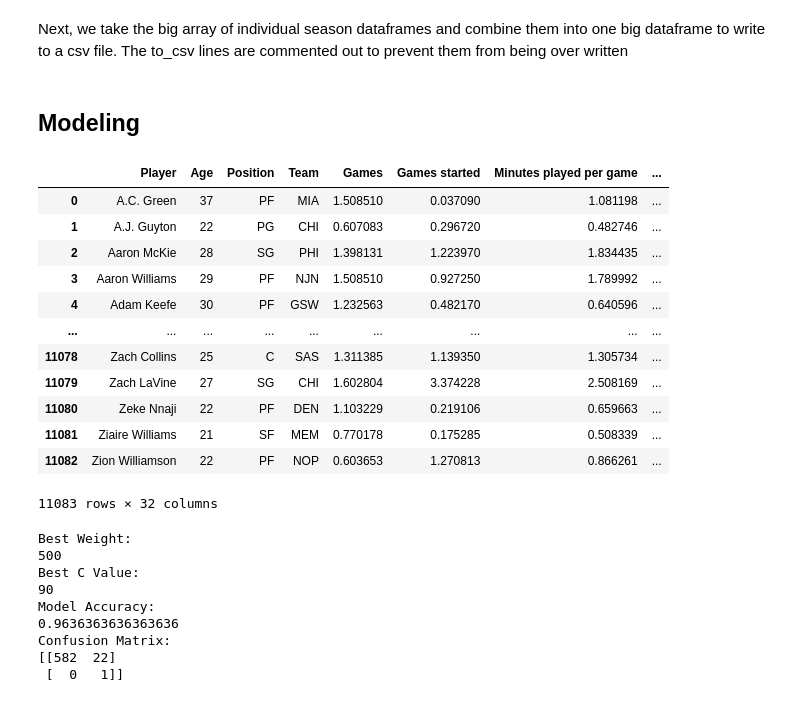
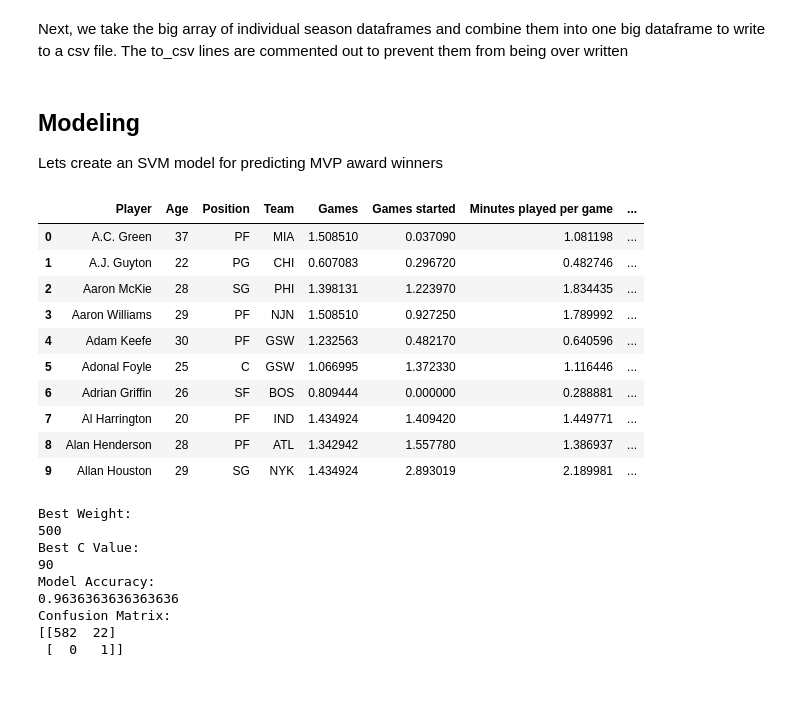
Before and after one commit to Johnchae09/COMP_5360, a Jupyter notebook: Main.ipynb, the cells around one changed output. Cells and saved outputs as stored; diff of their text form; code cells hidden in the pictures.

```diff
--- a/Main.ipynb
+++ b/Main.ipynb
@@ -97,6 +108,7 @@ df_01_02
 537 rows × 31 columns
 # %%
 #Check for duplicate players, this is due to transfers during seasons
+pd.set_option('display.max_rows', None)
 player_duplicate = df_01_02['Player'].value_counts()
 player_duplicate
 # %% [output]
@@ -161,9 +196,13 @@ Now lets loop through all the season data we have and combine them.
 #Read all the csv file and clean it up alittle before concatnating into one big dataframe
 combine_clean_df = pd.DataFrame()
 for csv_file in files:
+    #Read in the csv
     df = pd.read_csv(os.path.join(data_directory,csv_file),header=0)
+    #Some cleaning for Player column
     df['Player'] = df['Player'].str.replace('*','')
+    #Drop unnecessary column
     df = df.drop(columns = ['Rk','Player-additional'])
+    #Grab the season string to later on use it to assign MVP or Defensive Player of the Year winners
     season = (csv_file[0:2] + csv_file[3:5])
     # add the year to the data frame
     df['Year'] = season
@@ -178,12 +217,17 @@ for csv_file in files:
     'MP':'first',
     'FG':'first',
     'FGA':'first',
+    'FG%':'first',
     '3P':'first',
     '3PA':'first',
+    '3P%' : 'first',
     '2P':'first',
     '2PA':'first',
+    '2P%':'first',
     'FT':'first',
     'FTA':'first',
+    'FT%':'first',
+    'eFG%':'first',
     'ORB':'first',
     'DRB':'first',
     'TRB':'first',
@@ -195,11 +239,12 @@ for csv_file in files:
     'PTS':'first',
     'Year':'first'
     }).reset_index()
-    combined_df['FG%'] = combined_df['FG'] / combined_df['FGA']
+
+    '''combined_df['FG%'] = combined_df['FG'] / combined_df['FGA']
     combined_df['3P%'] = combined_df['3P'] / combined_df['3PA']
     combined_df['2P%'] = combined_df['2P'] / combined_df['2PA']
     combined_df['FT%'] = combined_df['FT'] / combined_df['FTA']
-    combined_df['eFG%'] = (combined_df['FG'] + 0.5 * combined_df['3P'])/ combined_df['FGA']
+    combined_df['eFG%'] = (combined_df['FG'] + 0.5 * combined_df['3P'])/ combined_df['FGA']'''
 
     season = csv_file[:5]
 
@@ -212,9 +257,10 @@ for csv_file in files:
         combined_df['Defensive Player of the Year'] = (combined_df['Player'] == defensive_player).astype(int)
     combine_clean_df = pd.concat([combine_clean_df,combined_df])
 
+#Lets check if we assigned everything correclty. There should be only 23 MVP and Defensive winners
 mvp_count = (combine_clean_df['MVP'] == 1).sum()
 denfensive_count = (combine_clean_df['Defensive Player of the Year'] == 1).sum()
 
-print(mvp_count)
-print(denfensive_count)
+print('The count for MVP award winners are : ', mvp_count)
+print('\nThe count for Defensive Player of the Year award winners are : ',denfensive_count)
 # %% [output]
@@ -573,35 +609,35 @@ normal_stats2024.set_index('Team', inplace=True)
 #normal_stats2024.to_csv('2024_normal_data.csv')
 # %% [markdown]
 ## Modeling
+
+Lets create an SVM model for predicting MVP award winners
 # %%
 # determine the average stats for each season
 # create new player data data frame that only includes columns which we would like to get the seasonal averages of
 player_stat_game_df2 = renamed_df.drop(columns = ['Player', 'Position', 'Team', 'MVP', 'Defensive Player of the Year', 'Age'])
 # create new data frame that contains the seasonal averages of relevant statistics
 average_stat_game_df = player_stat_game_df2.groupby('Year').mean()
 # merge original data with season average data
 merged_data = pd.merge(renamed_df, average_stat_game_df, on='Year', suffixes=('', '_avg'))
 # divide each statisitic by the corresponding season average
 for stat in average_stat_game_df.columns:
     merged_data[stat] = merged_data[stat] / merged_data[f'{stat}_avg']
     merged_data.drop(columns=[f'{stat}_avg'], inplace=True)
 
 player_average_game_df = merged_data
-display(player_average_game_df)
+player_average_game_df.head(10)
 # %% [output]
 |  | Player | Age | Position | Team | Games | Games started | Minutes played per game | ... |
 | 0 | A.C. Green | 37 | PF | MIA | 1.508510 | 0.037090 | 1.081198 | ... |
 | 1 | A.J. Guyton | 22 | PG | CHI | 0.607083 | 0.296720 | 0.482746 | ... |
 | 2 | Aaron McKie | 28 | SG | PHI | 1.398131 | 1.223970 | 1.834435 | ... |
 | 3 | Aaron Williams | 29 | PF | NJN | 1.508510 | 0.927250 | 1.789992 | ... |
 | 4 | Adam Keefe | 30 | PF | GSW | 1.232563 | 0.482170 | 0.640596 | ... |
-| ... | ... | ... | ... | ... | ... | ... | ... | ... |
-| 11078 | Zach Collins | 25 | C | SAS | 1.311385 | 1.139350 | 1.305734 | ... |
-| 11079 | Zach LaVine | 27 | SG | CHI | 1.602804 | 3.374228 | 2.508169 | ... |
-| 11080 | Zeke Nnaji | 22 | PF | DEN | 1.103229 | 0.219106 | 0.659663 | ... |
-| 11081 | Ziaire Williams | 21 | SF | MEM | 0.770178 | 0.175285 | 0.508339 | ... |
-| 11082 | Zion Williamson | 22 | PF | NOP | 0.603653 | 1.270813 | 0.866261 | ... |
+| 5 | Adonal Foyle | 25 | C | GSW | 1.066995 | 1.372330 | 1.116446 | ... |
+| 6 | Adrian Griffin | 26 | SF | BOS | 0.809444 | 0.000000 | 0.288881 | ... |
+| 7 | Al Harrington | 20 | PF | IND | 1.434924 | 1.409420 | 1.449771 | ... |
+| 8 | Alan Henderson | 28 | PF | ATL | 1.342942 | 1.557780 | 1.386937 | ... |
+| 9 | Allan Houston | 29 | SG | NYK | 1.434924 | 2.893019 | 2.189981 | ... |
-11083 rows × 32 columns
 # %%
 # create new data frame with predictor data
 player_average_game_df2 = player_average_game_df.drop(columns = ['Player', 'Position', 'Team', 'MVP', 'Defensive Player of the Year'])
```
Also changed, not shown: parts of 33 cells of this notebook, 4 other files.
